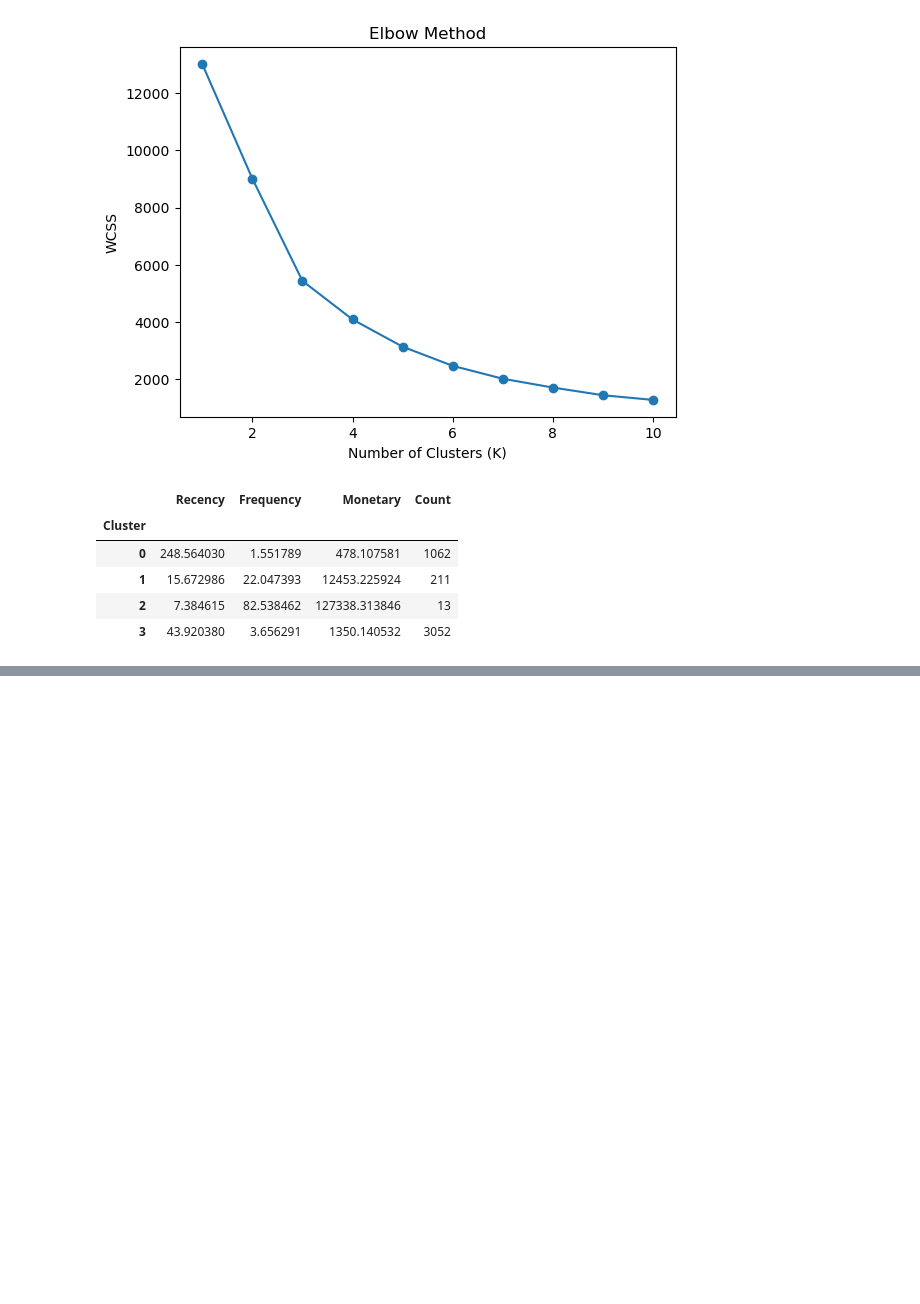
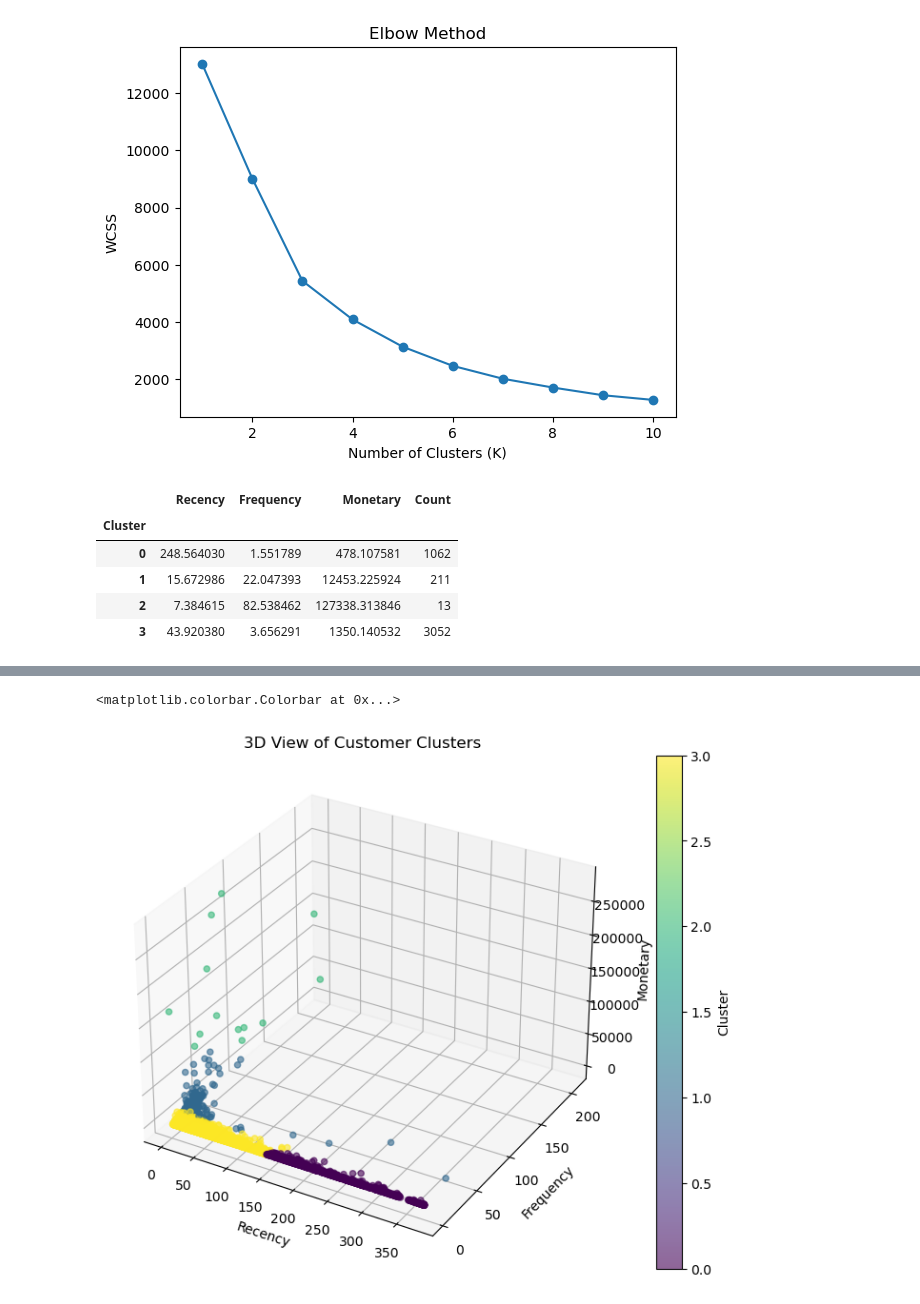
Before and after one commit to zeehayat/SalesDataAnalysis, a Jupyter notebook: Ecommerce Data Analysis.ipynb, the cells around one changed output, grey strips where cells are left out. Cells and saved outputs as stored; diff of their text form; code cells hidden in the pictures; blank space fills up the shorter version.

```diff
--- a/Ecommerce Data Analysis.ipynb
+++ b/Ecommerce Data Analysis.ipynb
@@ -458,0 +630,16 @@ Based on RFM values:
+# %%
+from mpl_toolkits.mplot3d import Axes3D
+
+fig = plt.figure(figsize=(10, 7))
+ax = fig.add_subplot(111, projection='3d')
+
+sc = ax.scatter(rfm['Recency'], rfm['Frequency'], rfm['Monetary'], c=rfm['Cluster'], cmap='viridis', alpha=0.6)
+
+ax.set_xlabel('Recency')
+ax.set_ylabel('Frequency')
+ax.set_zlabel('Monetary')
+ax.set_title('3D View of Customer Clusters')
+plt.colorbar(sc, label="Cluster")
+# %% [output]
+<matplotlib.colorbar.Colorbar at 0x...>
+[figure, added]
```
Also changed, not shown: parts of 7 cells of this notebook, 3 other files.
